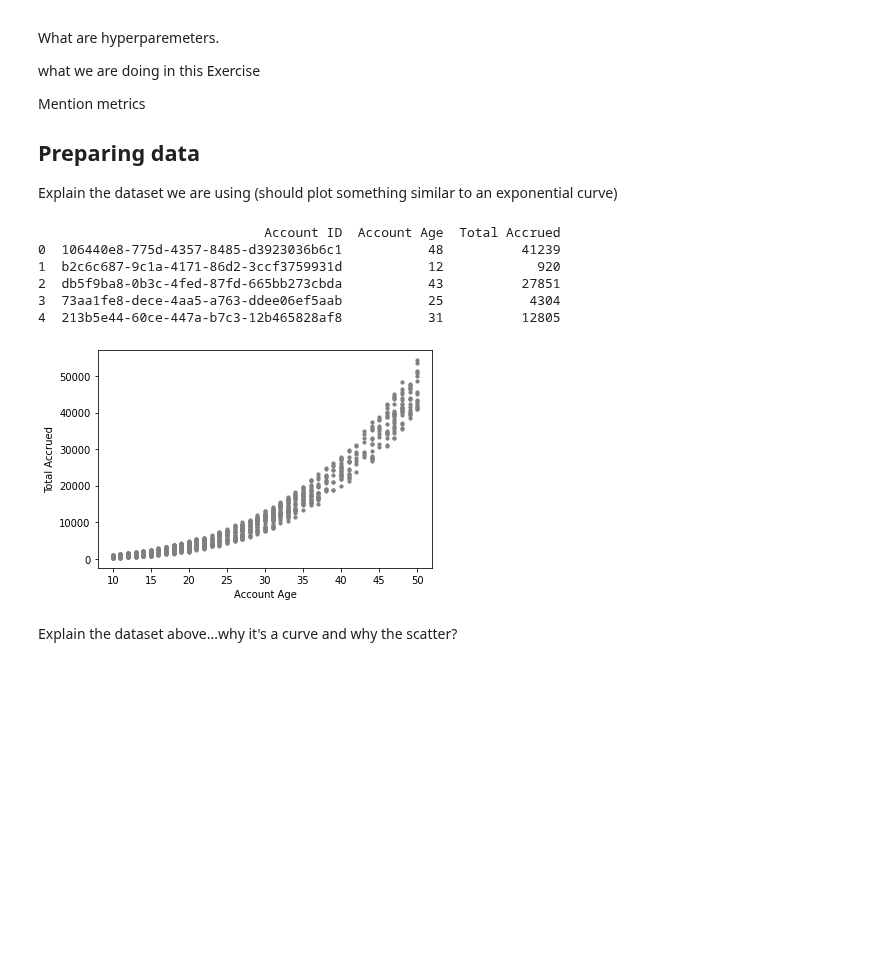
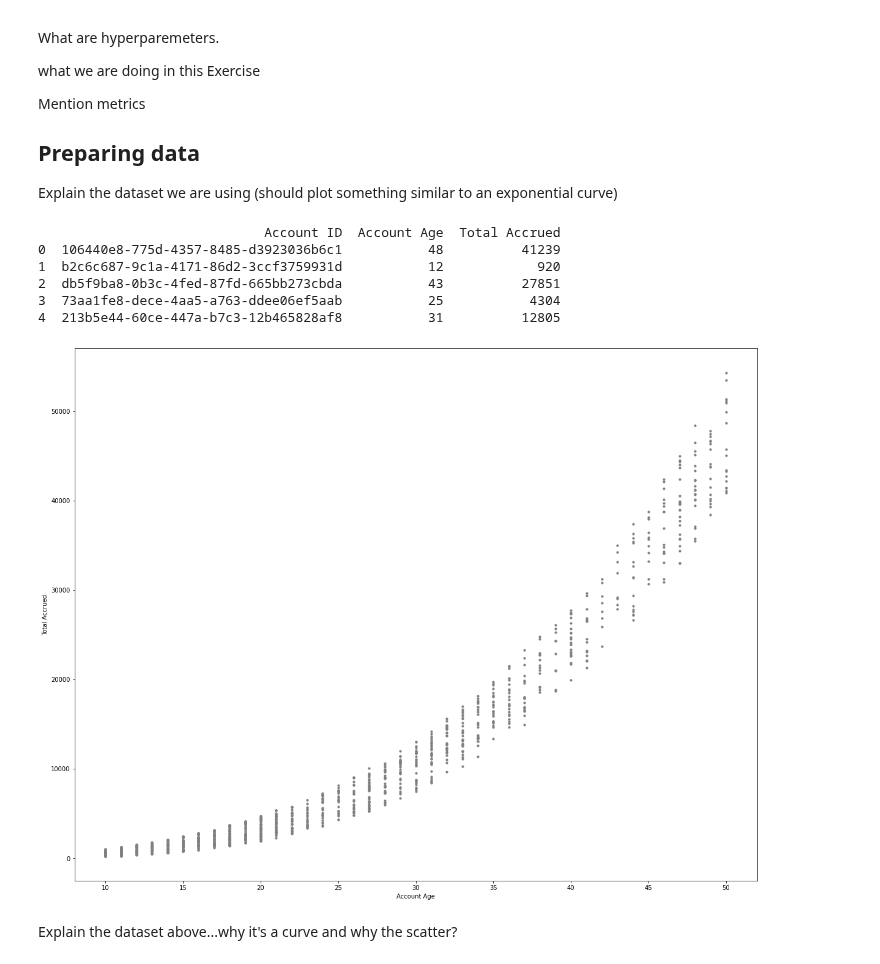
Before and after one commit to MicrosoftDocs/mslearn-introduction-to-machine-learning, a Jupyter notebook: 1b - unit 03.ipynb, the cells around one changed output. Cells and saved outputs as stored; diff of their text form; code cells hidden in the pictures; blank space fills up the shorter version.

Commit message:
1b Unit 3 - Increased chart size

```diff
--- a/1b - unit 03.ipynb
+++ b/1b - unit 03.ipynb
@@ -21,37 +21,38 @@ Explain the dataset we are using (should plot something similar to an exponentia
 import pandas as pd
 import numpy as np
 import operator
 import matplotlib.pyplot as plt
 from sklearn.linear_model import LinearRegression
 from sklearn.metrics import mean_squared_error, r2_score
 from sklearn.preprocessing import PolynomialFeatures
-
-# Sets th size of charts
-plt.rcParams["figure.figsize"] = (8,8)
 
 
 # Load data from our dataset file into a pandas dataframe
 dataset = pd.read_csv('Data/investments.csv', index_col=False, sep=",",header=0)
 
 # Check what's in the dataset
 print(dataset.head(), "\n")
 
 # Plot dataset points
 %matplotlib inline
 X = dataset["Account Age"]
 y = dataset["Total Accrued"]
+
+f = plt.figure()
+f.set_figwidth(20)
+f.set_figheight(16)
 plt.scatter(X, y, s=10, color="gray")
 plt.ylabel('Total Accrued')
 plt.xlabel("Account Age")
 plt.show()
 # %% [output]
                              Account ID  Account Age  Total Accrued
 0  106440e8-775d-4357-8485-d3923036b6c1           48          41239
 1  b2c6c687-9c1a-4171-86d2-3ccf3759931d           12            920
 2  db5f9ba8-0b3c-4fed-87fd-665bb273cbda           43          27851
 3  73aa1fe8-dece-4aa5-a763-ddee06ef5aab           25           4304
 4  213b5e44-60ce-447a-b7c3-12b465828af8           31          12805
-[figure, old version]
+[figure, new version]
 # %% [markdown]
 Explain the dataset above...why it's a curve and why the scatter?
 # %% [markdown]
```
